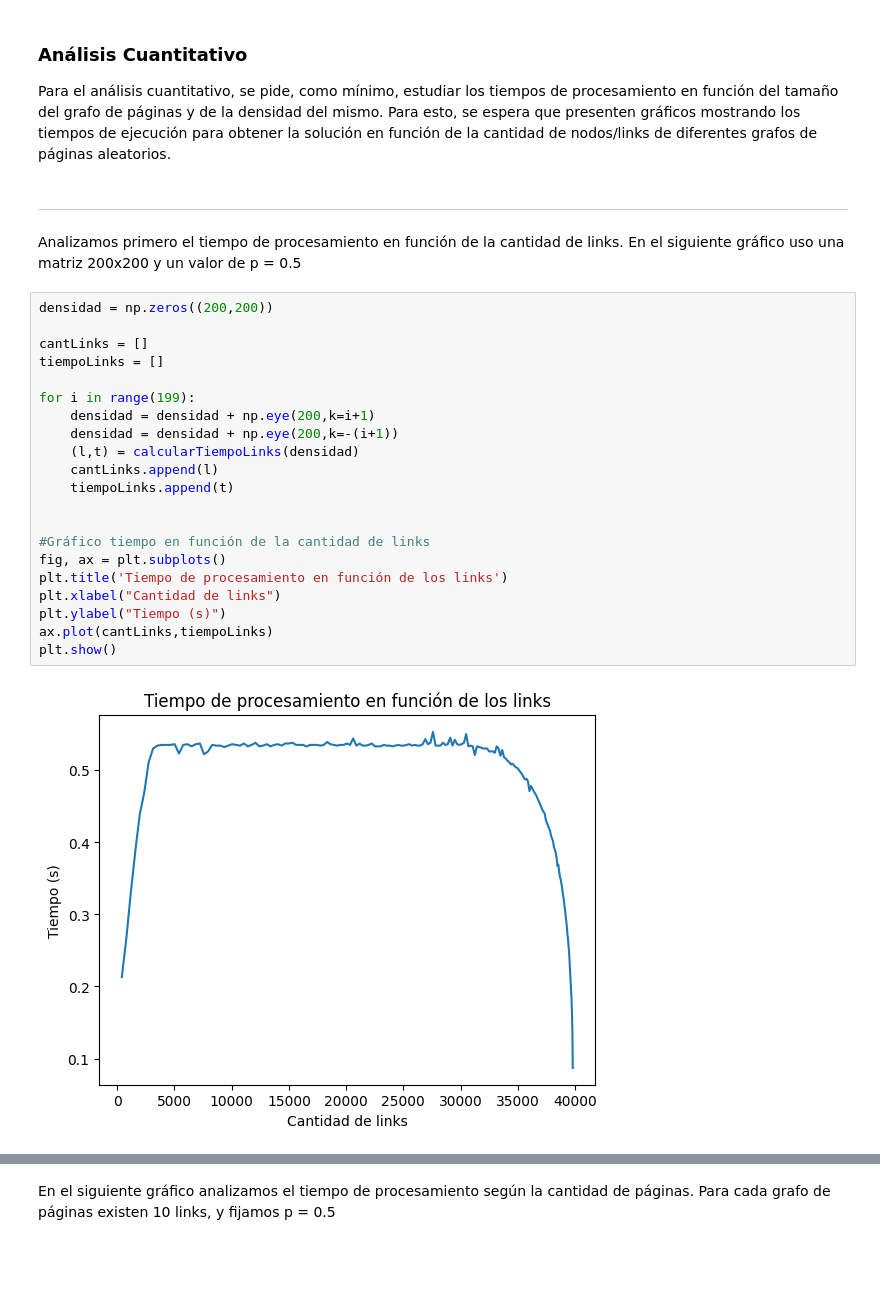
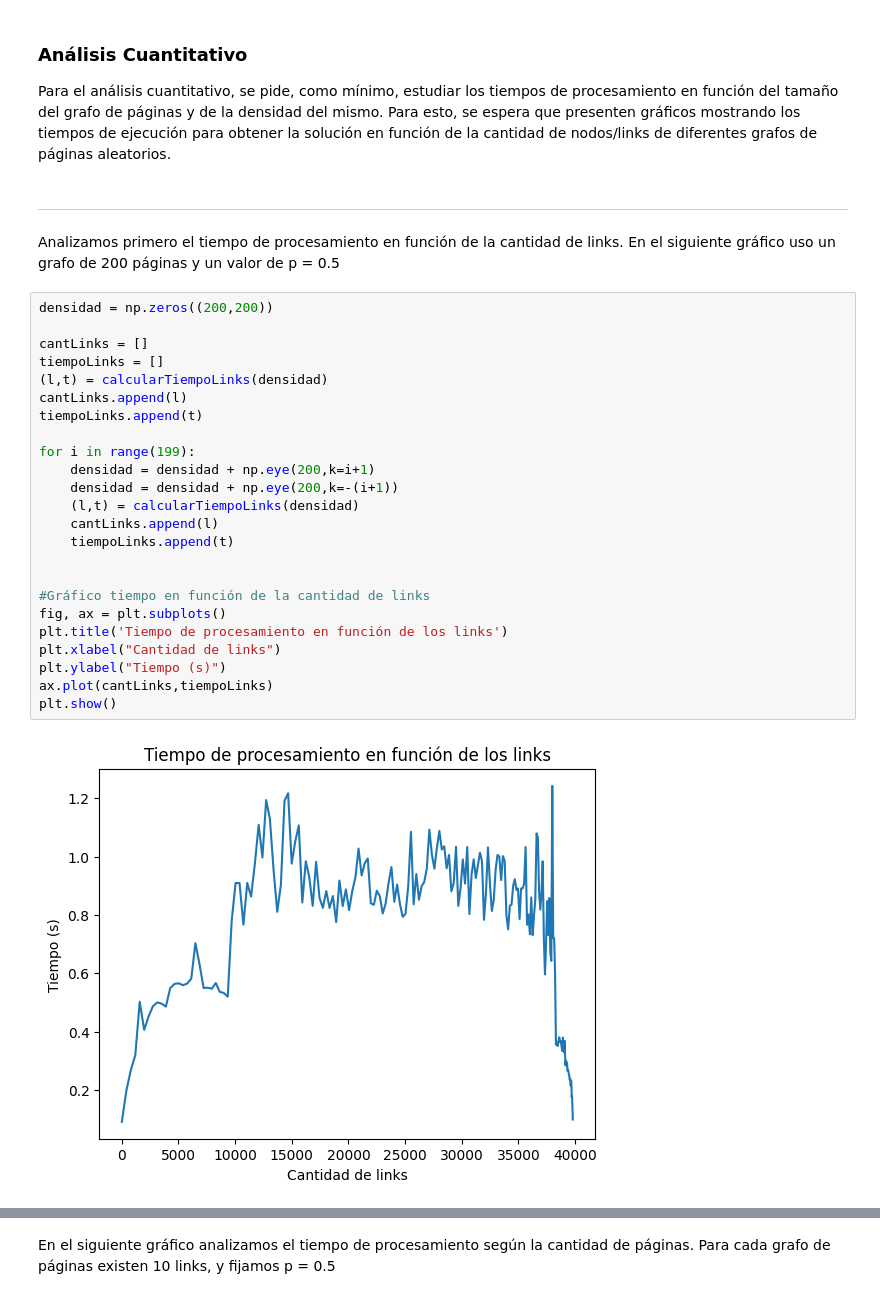
Before and after one commit to r3ch1rd/TP1alc, a Jupyter notebook: grupo_XX_TP1.ipynb, the cells around one changed output, grey strips where cells are left out. Cells and saved outputs as stored; diff of their text form; blank space fills up the shorter version.

```diff
--- a/grupo_XX_TP1.ipynb
+++ b/grupo_XX_TP1.ipynb
@@ -355,28 +355,31 @@ Sobre los casos de test que se encuentran en el folder `tests`, se pide realizar
 Para el análisis cuantitativo, se pide, como mínimo, estudiar los tiempos de procesamiento en función del tamaño del grafo de páginas y de la densidad del mismo. Para esto, se espera que presenten gráficos mostrando los tiempos de ejecución para obtener la solución en función de la cantidad de nodos/links de diferentes grafos de páginas aleatorios.
 # %% [markdown]
 ---
-Analizamos primero el tiempo de procesamiento en función de la cantidad de links. En el siguiente gráfico uso una matriz 200x200 y un valor de p = 0.5
+Analizamos primero el tiempo de procesamiento en función de la cantidad de links. En el siguiente gráfico uso un grafo de 200 páginas y un valor de p = 0.5
 # %%
 densidad = np.zeros((200,200))
 
 cantLinks = []
 tiempoLinks = []
+(l,t) = calcularTiempoLinks(densidad)
+cantLinks.append(l)
+tiempoLinks.append(t)
 
 for i in range(199):
     densidad = densidad + np.eye(200,k=i+1)
     densidad = densidad + np.eye(200,k=-(i+1))
     (l,t) = calcularTiempoLinks(densidad)
     cantLinks.append(l)
     tiempoLinks.append(t)
 
 
 #Gráfico tiempo en función de la cantidad de links
 fig, ax = plt.subplots()
 plt.title('Tiempo de procesamiento en función de los links')
 plt.xlabel("Cantidad de links")
 plt.ylabel("Tiempo (s)")
 ax.plot(cantLinks,tiempoLinks)
 plt.show()
 # %% [output]
-[figure, old version]
+[figure, new version]
 # %% [markdown]
```
Also changed, not shown: parts of 10 cells of this notebook, 1 other file.
